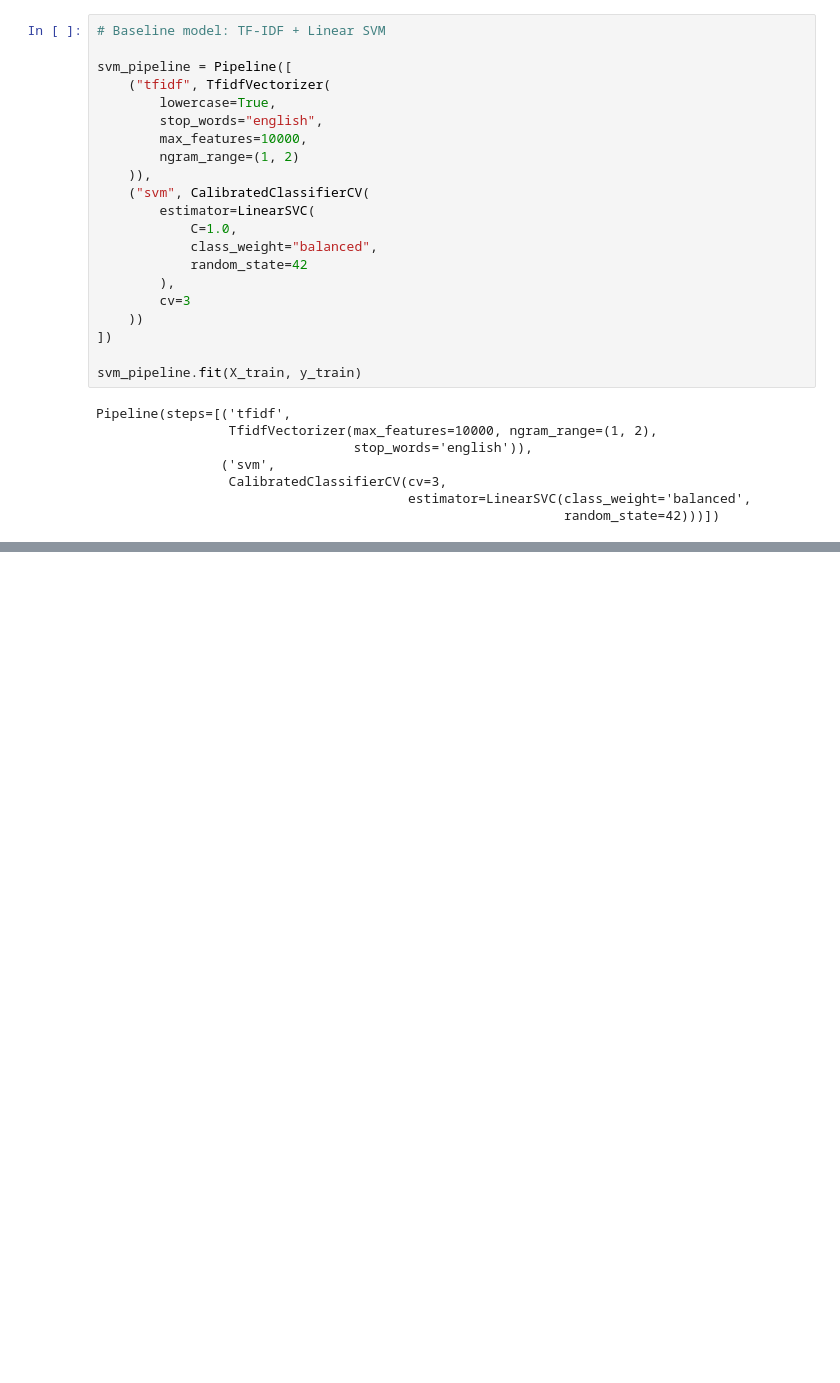
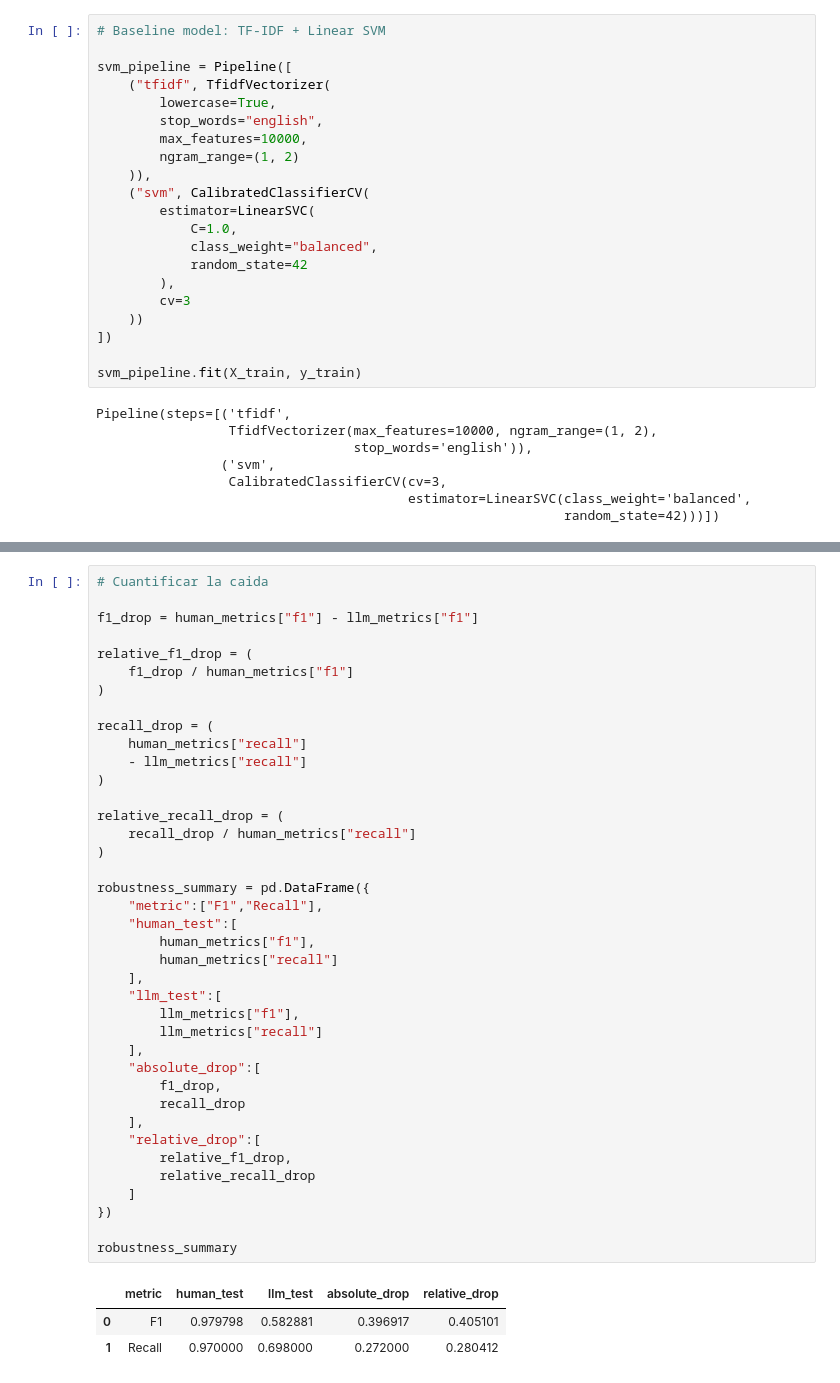
Before and after one commit to EdwinOrtegaK/Phishing-Detection-LLM-Shift, a Jupyter notebook: notebooks/phishing_llm_robustness.ipynb, the cells around one changed output, grey strips where cells are left out. Cells and saved outputs as stored; diff of their text form; blank space fills up the shorter version.

```diff
--- a/notebooks/phishing_llm_robustness.ipynb
+++ b/notebooks/phishing_llm_robustness.ipynb
@@ -248,0 +348,43 @@ Pipeline(steps=[('tfidf',
+# %%
+# Cuantificar la caida
+
+f1_drop = human_metrics["f1"] - llm_metrics["f1"]
+
+relative_f1_drop = (
+    f1_drop / human_metrics["f1"]
+)
+
+recall_drop = (
+    human_metrics["recall"]
+    - llm_metrics["recall"]
+)
+
+relative_recall_drop = (
+    recall_drop / human_metrics["recall"]
+)
+
+robustness_summary = pd.DataFrame({
+    "metric":["F1","Recall"],
+    "human_test":[
+        human_metrics["f1"],
+        human_metrics["recall"]
+    ],
+    "llm_test":[
+        llm_metrics["f1"],
+        llm_metrics["recall"]
+    ],
+    "absolute_drop":[
+        f1_drop,
+        recall_drop
+    ],
+    "relative_drop":[
+        relative_f1_drop,
+        relative_recall_drop
+    ]
+})
+
+robustness_summary
+# %% [output]
+|  | metric | human_test | llm_test | absolute_drop | relative_drop |
+| 0 | F1 | 0.979798 | 0.582881 | 0.396917 | 0.405101 |
+| 1 | Recall | 0.970000 | 0.698000 | 0.272000 | 0.280412 |
```
Also changed, not shown: parts of 5 cells of this notebook.
